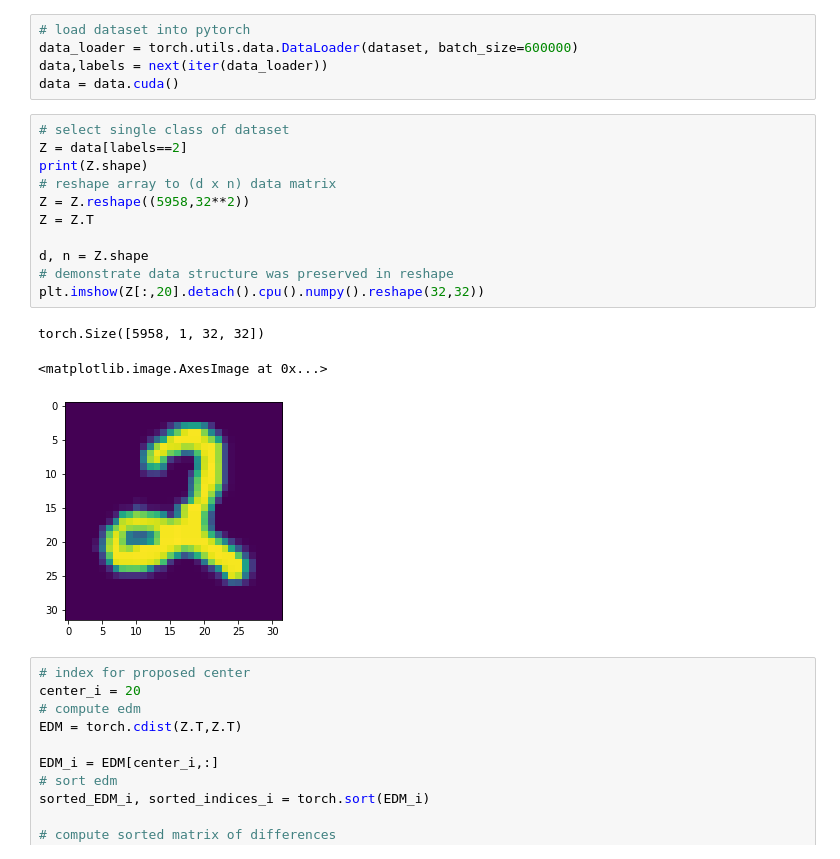
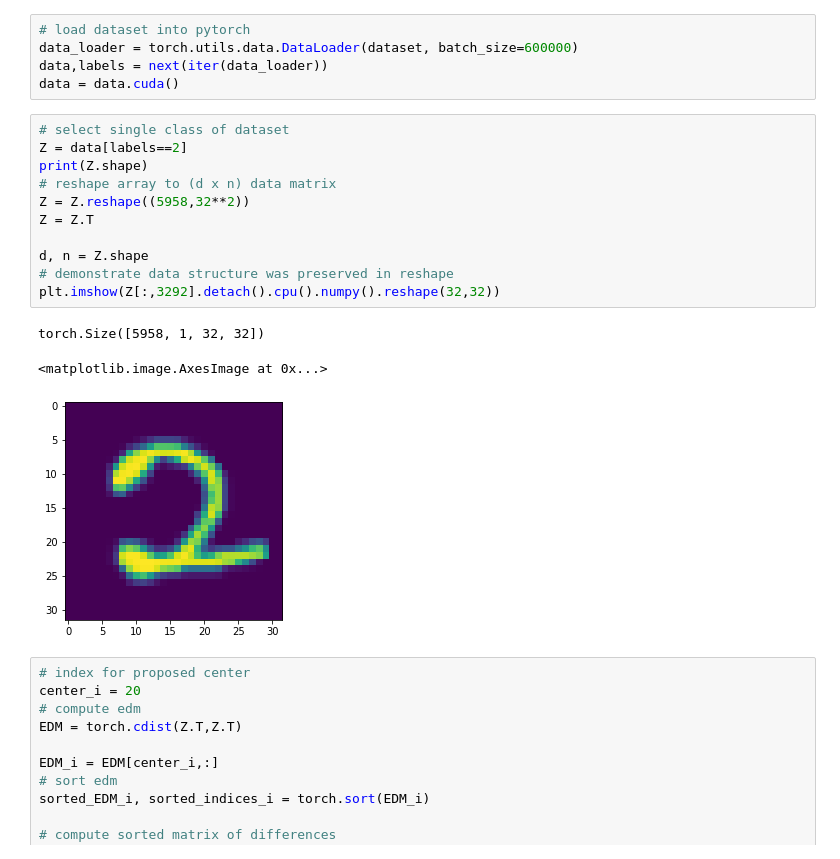
Before and after one commit to michael-psenka/manifold-linearization, a Jupyter notebook: datasets/mnist/mnist_test.ipynb, the cells around one changed output. Saved outputs shown, nothing was run; the diff lists cells and outputs as text.

```diff
--- a/datasets/mnist/mnist_test.ipynb
+++ b/datasets/mnist/mnist_test.ipynb
@@ -40,18 +46,18 @@ data = data.cuda()
 # %%
 # select single class of dataset
 Z = data[labels==2]
 print(Z.shape)
 # reshape array to (d x n) data matrix
 Z = Z.reshape((5958,32**2))
 Z = Z.T
 
 d, n = Z.shape
 # demonstrate data structure was preserved in reshape
-plt.imshow(Z[:,20].detach().cpu().numpy().reshape(32,32))
+plt.imshow(Z[:,3292].detach().cpu().numpy().reshape(32,32))
 # %% [output]
 torch.Size([5958, 1, 32, 32])
 <matplotlib.image.AxesImage at 0x...>
-[figure, old version]
+[figure, new version]
 # %%
 # index for proposed center
 center_i = 20
```
Also changed, not shown: parts of 7 cells of this notebook, 6 other files.
